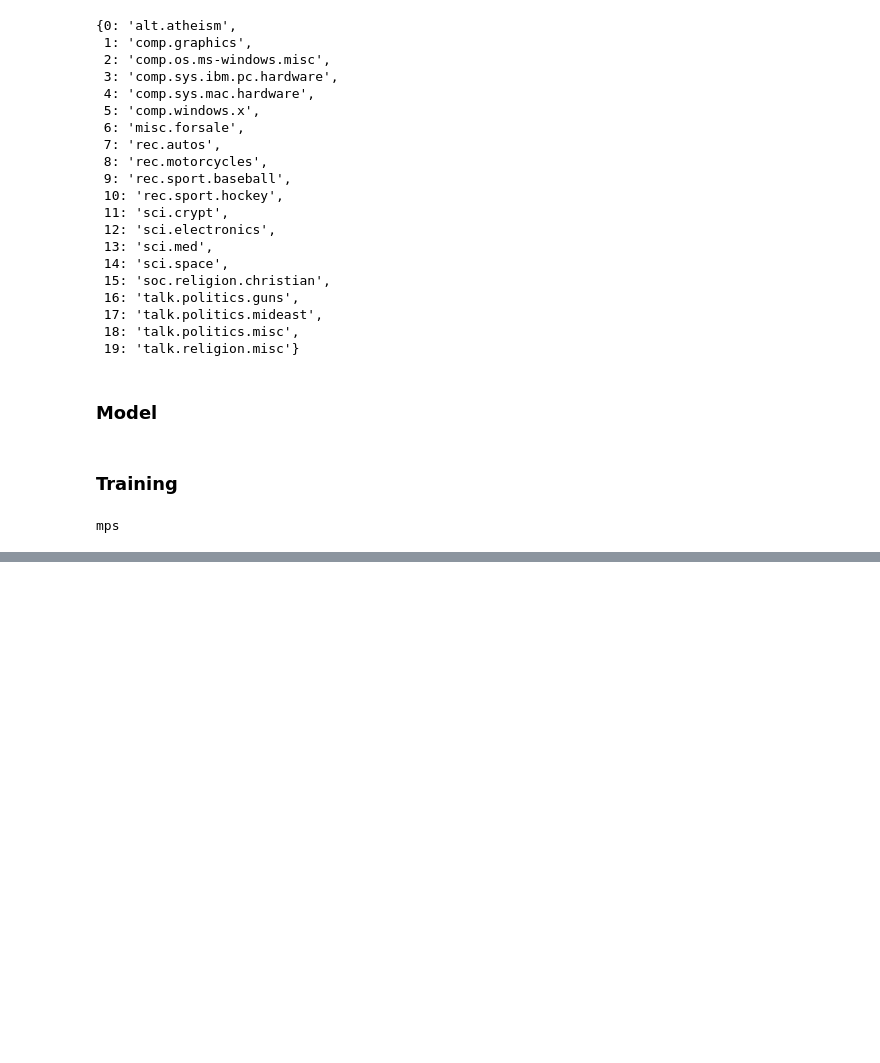
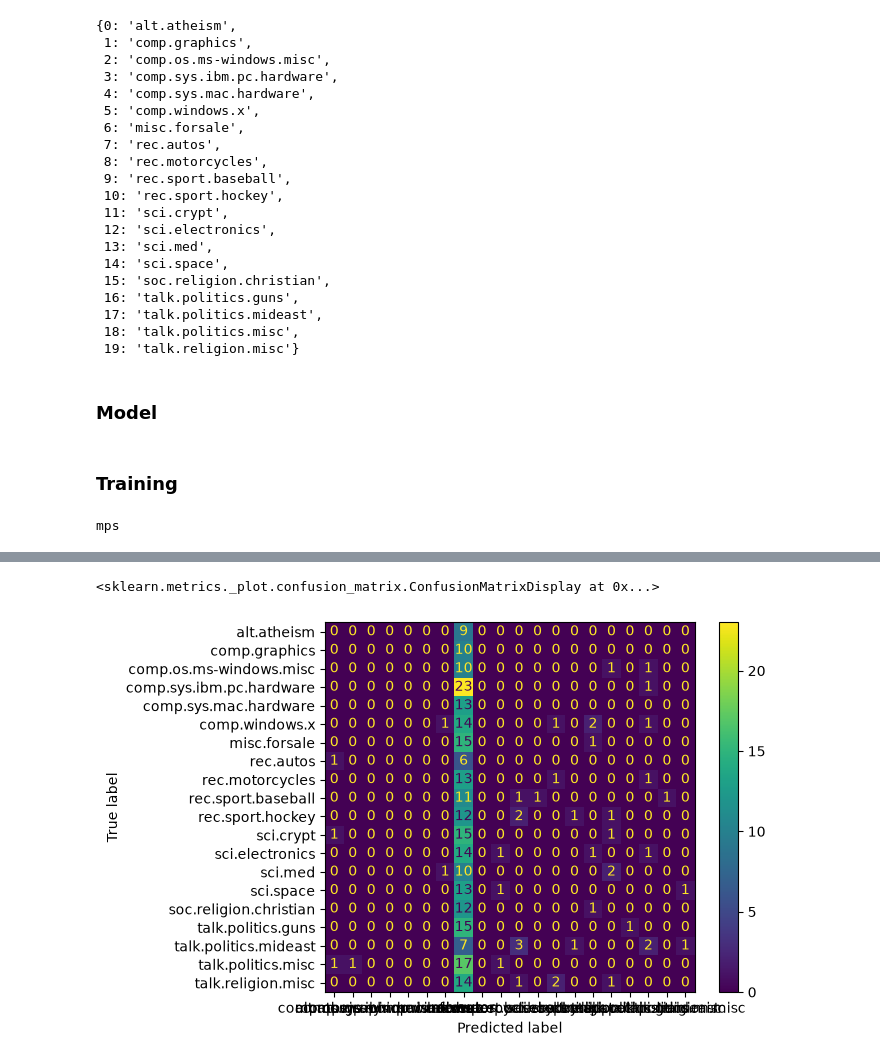
Before and after one commit to AshutoshGajraj/Text-Classification-NLP, a Jupyter notebook: notebooks/nlp_classification_w_pytorch.ipynb, the cells around one changed output, grey strips where cells are left out. Cells and saved outputs as stored; diff of their text form; code cells hidden in the pictures; blank space fills up the shorter version.

```diff
--- a/notebooks/nlp_classification_w_pytorch.ipynb
+++ b/notebooks/nlp_classification_w_pytorch.ipynb
@@ -503,7 +494,7 @@ model = TextClassifier(
     vocab_size=len(vocab),
     embedding_dim=embedding_dim,
     num_classes=num_classes,
-    num_rnn_layers=2
+    num_rnn_layers=1
 )
 
 loss_fn = nn.CrossEntropyLoss()
@@ -613,14 +604,23 @@ BATCH_SIZE = 8
 
 def predict(
     model: nn.Module,
-    X: np.ndarray,
-    y_true: torch.device,
+    test_loader
 ) -> np.ndarray:
 
     model.to(device)
     model.eval()
-    predictions: list[np.ndarray] = []
+    all_preds, all_labels = [], []
+
     with torch.no_grad():
-        for X, y in
+        for X, y in test_loader:
+            X = X.to(device)
+            logits = model(X)
+            y_preds = torch.argmax(logits, dim=1)
 
-    return
+            all_preds.append(y_preds.cpu().numpy())
+            all_labels.append(y.numpy())
+
+    return np.concatenate(all_preds), np.concatenate(all_labels)
+# %%
+class_names = [label for label in id_to_label.values()]
+class_names
@@ -626,0 +648,10 @@ def predict(
+# %%
+from sklearn.metrics import ConfusionMatrixDisplay, confusion_matrix
+
+y_pred, y_true = predict(model, test_loader)
+cm = confusion_matrix(y_true, y_pred)
+
+ConfusionMatrixDisplay(cm, display_labels=class_names).plot()  # class_names optional
+# %% [output]
+<sklearn.metrics._plot.confusion_matrix.ConfusionMatrixDisplay at 0x...>
+[figure, added]
```
Also changed, not shown: parts of 17 cells of this notebook, 5 other files.
